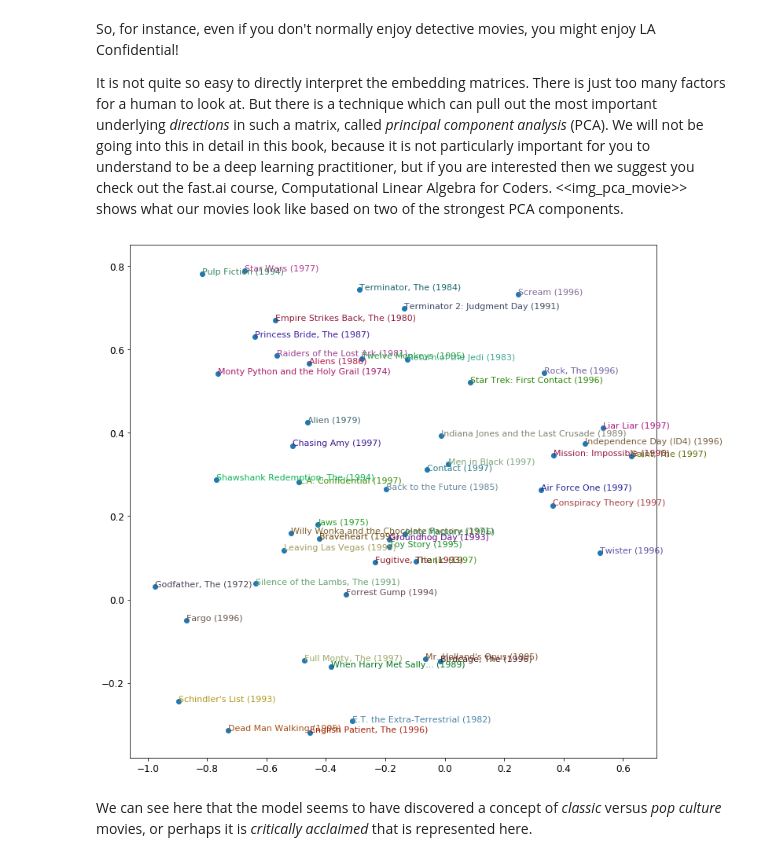
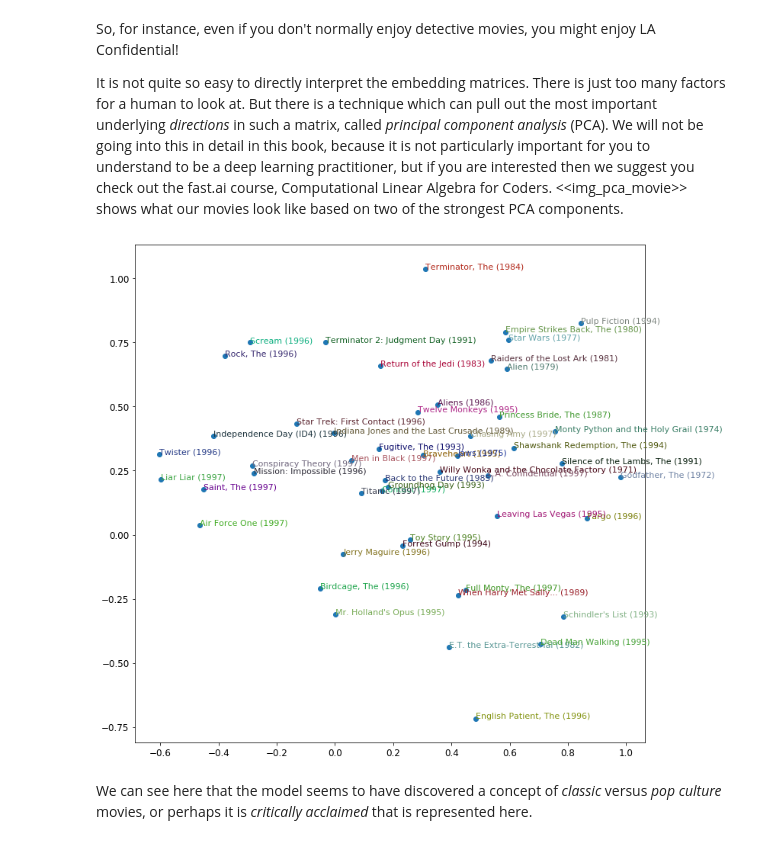
Before and after one commit to jesuisme/fastbook, a Jupyter notebook: 08_collab.ipynb, the cells around one changed output. Cells and saved outputs as stored; diff of their text form; code cells hidden in the pictures.

```diff
--- a/08_collab.ipynb
+++ b/08_collab.ipynb
@@ -133,0 +150,3 @@ ratings.head()
+# %%
+# I rated 21 movies to add to the dataset
+larry_movie_data_df = pd.read_csv('movie_data_for_larry.csv')
@@ -133,0 +162,2 @@ ratings.head()
+# %%
+ratings = ratings.append(larry_movie_data_df, ignore_index=True)
@@ -134,7 +177,7 @@ ratings.head()
 # %% [markdown]
 We can then build a `DataLoaders` object from this table. By default, it takes the first column for user, the second column for the item (here our movies) and the third column for the ratings. We need to change the value of `item_name` in our case, to use the titles instead of the ids:
 # %%
-dls = CollabDataLoaders.from_df(ratings, item_name='title', bs=64)
+dls = CollabDataLoaders.from_df(ratings, item_name='title', bs=64, seed=44, num_workers=0)
 dls.show_batch()
 # %% [output]
 |  | user | title | rating |
@@ -311,7 +394,7 @@ Why would it prevent overfitting? The idea is that the larger the coefficient ar
 # %%
 #hide_input
 x = np.linspace(-2,2,100)
-a_s = [1,2,5,10,50]
+a_s = [0.5,1,2,5,10,50]
 ys = [a * x**2 for a in a_s]
 _,ax = plt.subplots(figsize=(8,6))
 for a,y in zip(a_s,ys): ax.plot(x,y, label=f'a={a}')
@@ -455,25 +616,26 @@ It is not quite so easy to directly interpret the embedding matrices. There is j
 # %%
 #hide_input
 #id img_pca_movie
 #caption Representation of movies on two strongest PCA components
 #alt Representation of movies on two strongest PCA components
 g = ratings.groupby('title')['rating'].count()
 top_movies = g.sort_values(ascending=False).index.values[:1000]
 top_idxs = tensor([learn.dls.classes['title'].o2i[m] for m in top_movies])
-movie_w = learn.model.movie_factors.weight[top_idxs].cpu().detach()
+movie_w = learn.model.movie_factors[top_idxs].cpu().detach()
 movie_pca = movie_w.pca(3)
 fac0,fac1,fac2 = movie_pca.t()
+np.random.seed(44)
 idxs = np.random.choice(len(top_movies), 50, replace=False)
 idxs = list(range(50))
 X = fac0[idxs]
 Y = fac2[idxs]
 plt.figure(figsize=(12,12))
 plt.scatter(X, Y)
 for i, x, y in zip(top_movies[idxs], X, Y):
     plt.text(x,y,i, color=np.random.rand(3)*0.7, fontsize=11)
 plt.show()
 # %% [output]
-[figure, old version]
+[figure, new version]
 # %% [markdown]
 We can see here that the model seems to have discovered a concept of *classic* versus *pop culture* movies, or perhaps it is *critically acclaimed* that is represented here.
 # %% [markdown]
```
Also changed, not shown: parts of 51 cells of this notebook, 1 other file.
